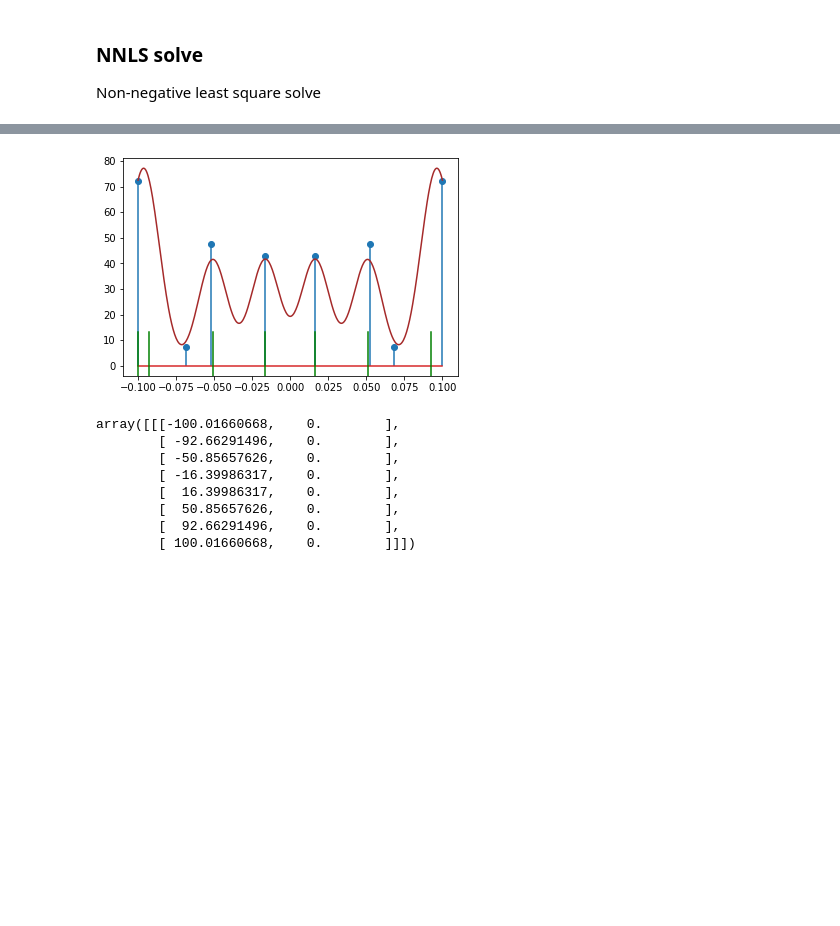
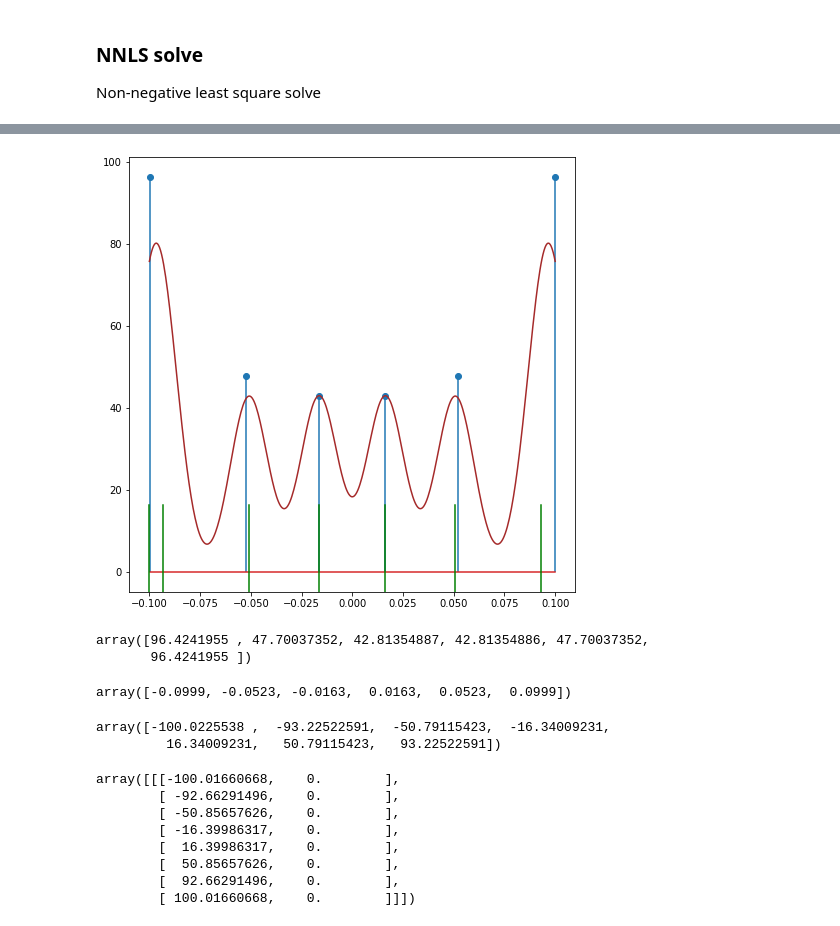
Before and after one commit to HYUNSEONG-KIM/UILC, a Jupyter notebook: docs/usage_low_s.ipynb, the cells around one changed output, grey strips where cells are left out. Cells and saved outputs as stored; diff of their text form; code cells hidden in the pictures; blank space fills up the shorter version.

```diff
--- a/docs/usage_low_s.ipynb
+++ b/docs/usage_low_s.ipynb
@@ -171,7 +172,7 @@ Non-negative least square solve
 # %%
 nnls_n = 1000
 threshold = 10
-nnls_rho, nnls_position, nnls_F = uilc.disop.solve_system(s, W, H, nnls_n, method="nnls")
+nnls_rho, nnls_position, nnls_F = uilc.disop.solve_system(s, W, H, 0, nnls_n, method="nnls")
 nnls_lamb =  (napp+1) * nnls_rho.size / (W*nnls_rho.sum())
 nnls_rho = nnls_lamb * nnls_rho
 # %%
@@ -200,6 +201,6 @@ d2 = (al*nnls_position[k-1] +  be* nnls_position[k-2])/gam
 nnls_position = np.insert(nnls_position, 1, d1)
 nnls_position = np.insert(nnls_position, nnls_position.size-1, d2)
 #----------------------------------------------
-nnls_k = math.sqrt(2)*0.92
+nnls_k = math.sqrt(2)*0.95
 nnls_sigma = W/(2*(napp+1)*nnls_k)
 # %%
@@ -208,3 +208,9 @@ nnls_d = uilc.esc.coefficient(s, 4)
 nnls_d * H
 nnls_init0_esc_arr = uilc.utils.uniformarray(nnls_d*H, 4)
 nnls_init0_bc_arr = uilc.disop.get_bc_expansion(nnls_init0_esc_arr, s, H, W, bc_xe, bc_xm)
+# %%
+nnls_init0_bc_arr = uilc.utils.uniformarray(W/8, 8)
+# %%
+ds_k = 0.01
+nnls_init0_bc_arr[0,1][0] = nnls_init0_bc_arr[0,1][0] - ds_k
+nnls_init0_bc_arr[0,6][0] = nnls_init0_bc_arr[0,6][0] + ds_k
@@ -213,11 +241,12 @@ nnls_arr = uilc.disop.nomarlization_lq(nnls_init0_bc_arr,  nnls_position, nnls_r
 # %%
 nnls_pos_xline = np.linspace(-W/2, W/2, 400)
-nnls_pos_y = uilc.utils.gauss_distribution(nnls_pos_xline, np.array([[[0]]]), nnls_arr, nnls_sigma )
+nnls_pos_y = uilc.utils.gauss_distribution(nnls_pos_xline, np.array([[[0]]]), nnls_arr/1000, nnls_sigma )
 
-plt.stem(nnls_position, nnls_rho)
+plt.figure(figsize=(8,8))
+plt.stem(nnls_position[0:,0], nnls_rho)
 plt.plot(nnls_pos_xline, nnls_pos_y[0][0], color="brown")
-for x in nnls_arr[0,0:napp][0:napp,0]:
+for x in nnls_arr[0,0:napp][0:napp,0]/1000:
     plt.axvline(x, ymin=0, ymax=0.2 , color="green")
 plt.show()
 # %% [output]
-[figure, old version]
+[figure, new version]
@@ -225,0 +253,14 @@ nnls_arr[0,0:8][0:8,0] = np.sort((nnls_arr[0,0:8][0:8,0]))
+# %%
+nnls_rho
+# %% [output]
+array([96.4241955 , 47.70037352, 42.81354887, 42.81354886, 47.70037352,
+       96.4241955 ])
+# %%
+nnls_position[0:,0]
+# %% [output]
+array([-0.0999, -0.0523, -0.0163,  0.0163,  0.0523,  0.0999])
+# %%
+nnls_arr[0,0:napp][0:napp,0]
+# %% [output]
+array([-100.0225538 ,  -93.22522591,  -50.79115423,  -16.34009231,
+         16.34009231,   50.79115423,   93.22522591])
```
Also changed, not shown: parts of 16 cells of this notebook.
